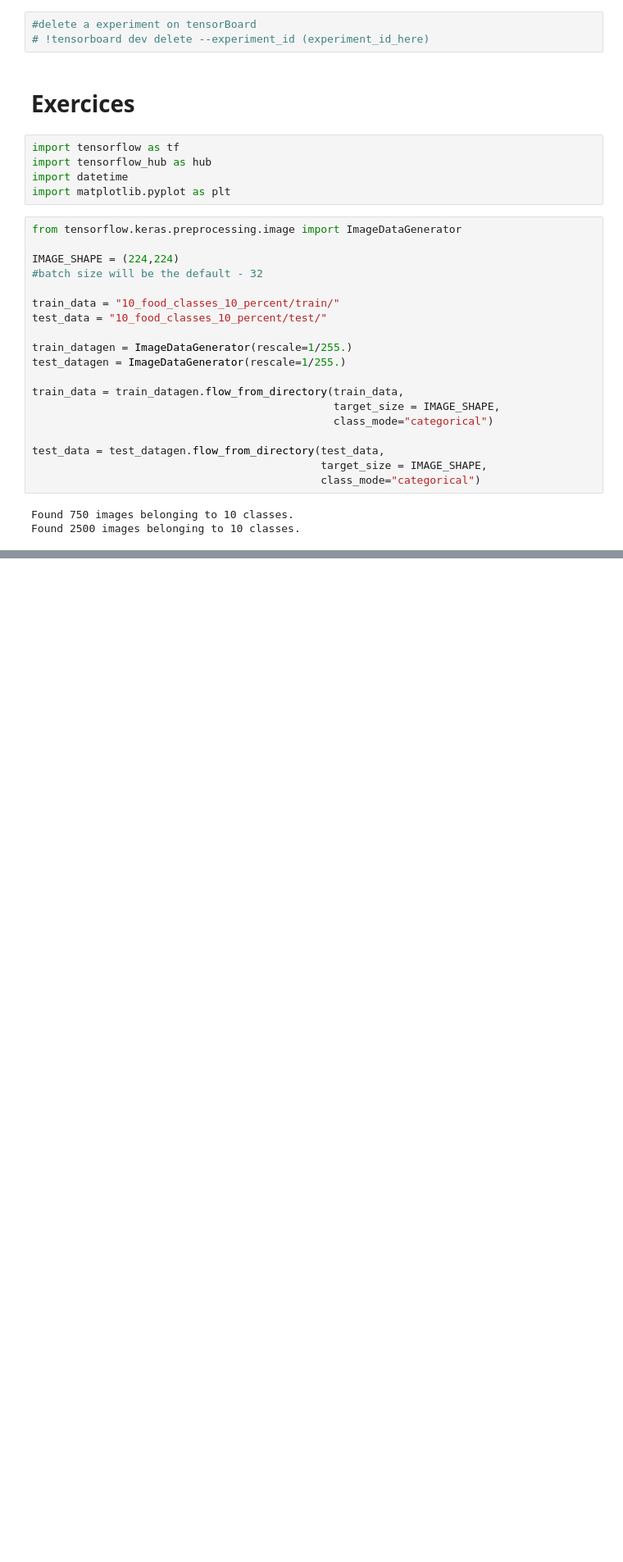
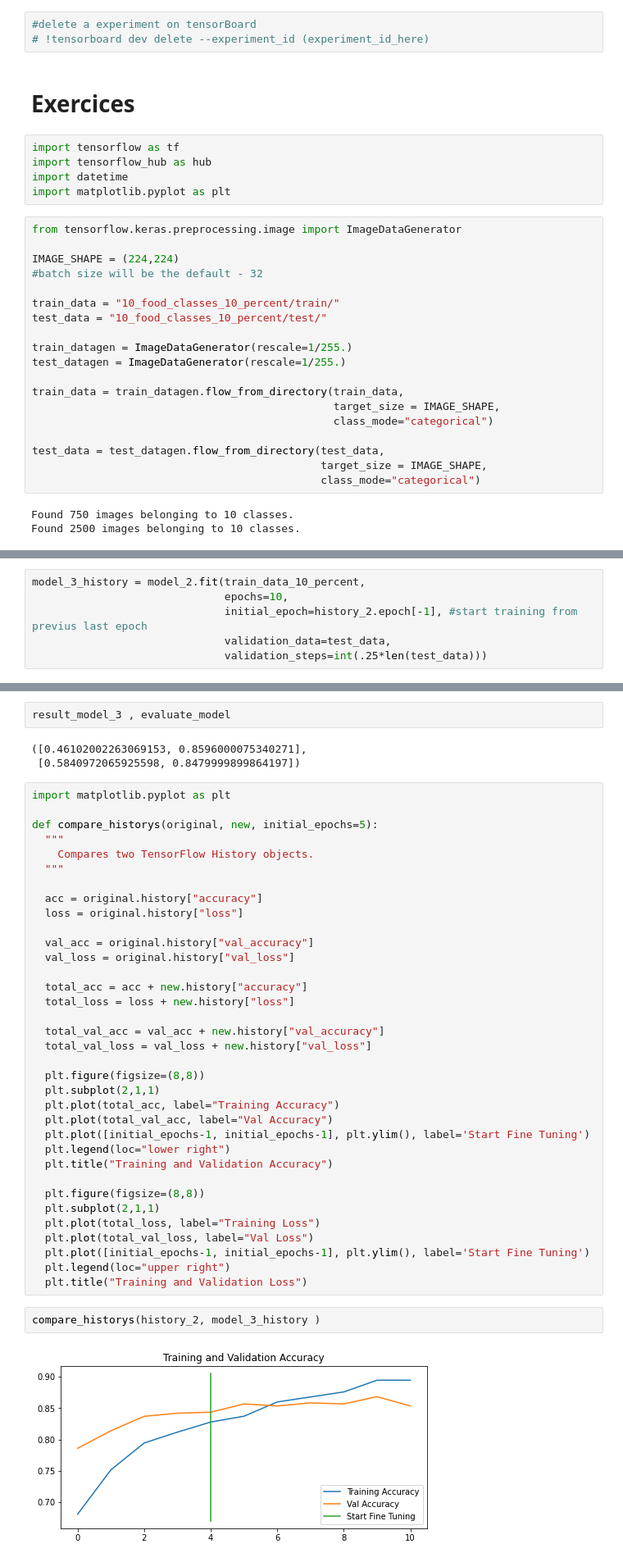
Before and after one commit to MateusFauri/TensorFlow-, a Jupyter notebook: Transfer_Learning.ipynb, the cells around one changed output, grey strips where cells are left out. Shown at 82% size. Saved outputs shown, nothing was run; the diff lists cells and outputs as text; blank space fills up the shorter version.

```diff
--- a/Transfer_Learning.ipynb
+++ b/Transfer_Learning.ipynb
@@ -331,0 +907,6 @@ plt.legend()
+# %%
+model_3_history = model_2.fit(train_data_10_percent,
+                              epochs=10,
+                              initial_epoch=history_2.epoch[-1], #start training from previus last epoch
+                              validation_data=test_data,
+                              validation_steps=int(.25*len(test_data)))
@@ -331,0 +950,44 @@ plt.legend()
+# %%
+result_model_3 , evaluate_model
+# %% [output]
+([0.46102002263069153, 0.8596000075340271],
+ [0.5840972065925598, 0.8479999899864197])
+# %%
+import matplotlib.pyplot as plt
+
+def compare_historys(original, new, initial_epochs=5):
+  """
+    Compares two TensorFlow History objects.
+  """
+
+  acc = original.history["accuracy"]
+  loss = original.history["loss"]
+
+  val_acc = original.history["val_accuracy"]
+  val_loss = original.history["val_loss"]
+
+  total_acc = acc + new.history["accuracy"]
+  total_loss = loss + new.history["loss"]
+
+  total_val_acc = val_acc + new.history["val_accuracy"]
+  total_val_loss = val_loss + new.history["val_loss"]
+
+  plt.figure(figsize=(8,8))
+  plt.subplot(2,1,1)
+  plt.plot(total_acc, label="Training Accuracy")
+  plt.plot(total_val_acc, label="Val Accuracy")
+  plt.plot([initial_epochs-1, initial_epochs-1], plt.ylim(), label='Start Fine Tuning')
+  plt.legend(loc="lower right")
+  plt.title("Training and Validation Accuracy")
+
+  plt.figure(figsize=(8,8))
+  plt.subplot(2,1,1)
+  plt.plot(total_loss, label="Training Loss")
+  plt.plot(total_val_loss, label="Val Loss")
+  plt.plot([initial_epochs-1, initial_epochs-1], plt.ylim(), label='Start Fine Tuning')
+  plt.legend(loc="upper right")
+  plt.title("Training and Validation Loss")
+# %%
+compare_historys(history_2, model_3_history )
+# %% [output]
+[figure, added]
```
Also changed, not shown: parts of 72 cells of this notebook.
